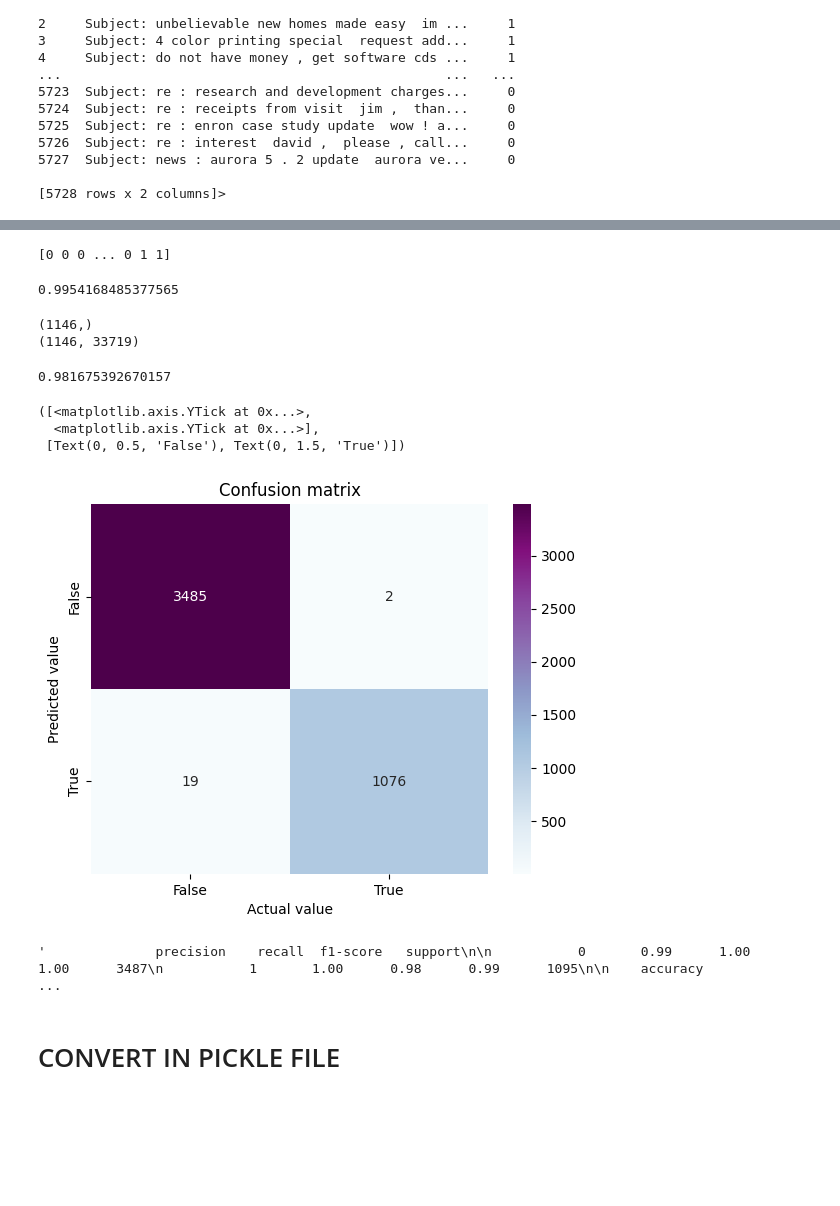
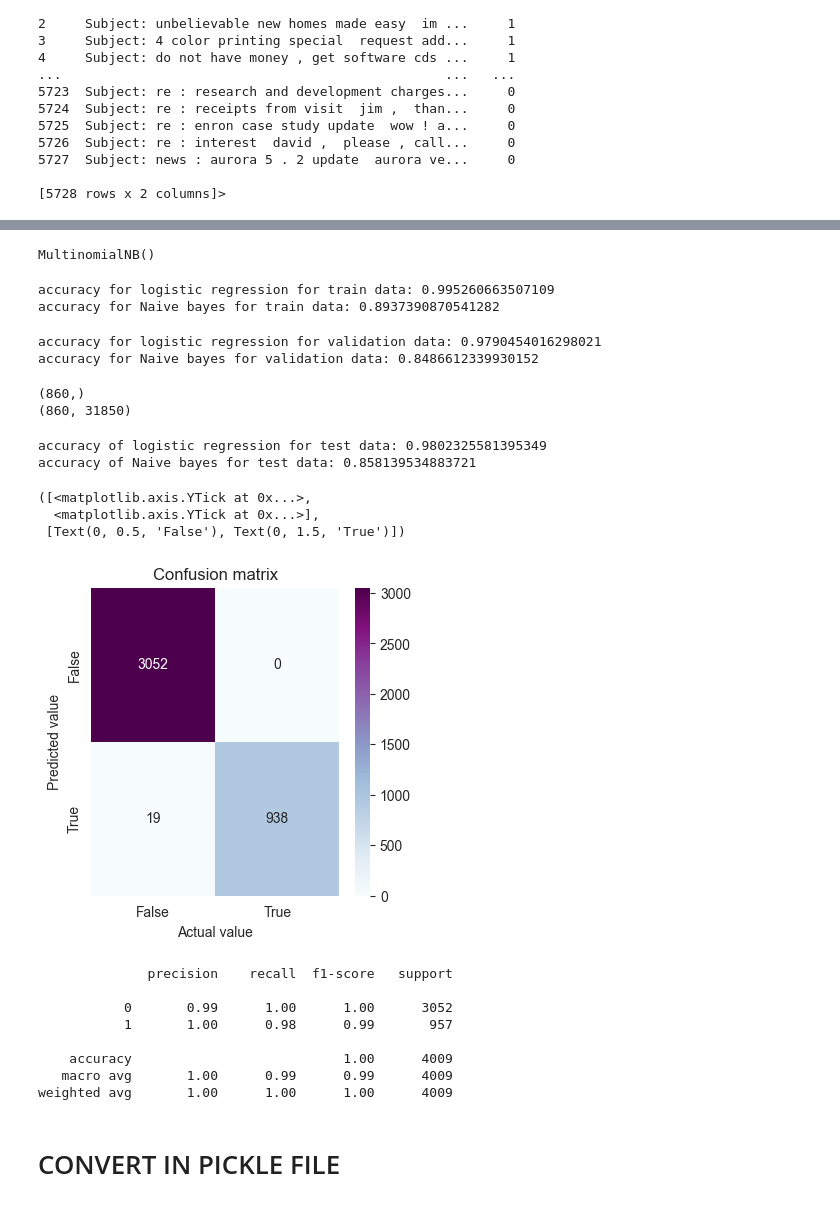
Before and after one commit to Deepak-baghel84/spam-detection, a Jupyter notebook: email_detection.ipynb, the cells around one changed output, grey strips where cells are left out. Saved outputs shown, nothing was run; the diff lists cells and outputs as text; code cells hidden in the pictures; blank space fills up the shorter version.

```diff
--- a/email_detection.ipynb
+++ b/email_detection.ipynb
@@ -29,0 +146,19 @@ df
+# %%
+##  most repeated word in ham messages
+
+from sklearn.feature_extraction.text import ENGLISH_STOP_WORDS
+
+all_text = ' '.join(ham['text'].values)
+
+# Additional cleaning (removing stop words)
+filtered_words = ' '.join([stemmer.stem(word) for word in all_text.split() if word.lower() not in ENGLISH_STOP_WORDS])
+
+# Generate the word cloud
+wordcloud = WordCloud(width=800, height=400, background_color='white', max_words=100).generate(filtered_words)
+
+# Display the word cloud
+plt.figure(figsize=(10, 5))
+sns.set_style('whitegrid')
+plt.imshow(wordcloud, interpolation='bilinear')
+plt.axis('off')
+plt.show()
@@ -79,5 +216,6 @@ df.info
 # %%
 x=df['text']
 y=df['spam']
-x_train,x_test,y_train,y_test=train_test_split(x,y,random_state=4,train_size=0.8)
+x_train,x_temp,y_train,y_temp = train_test_split(x,y,random_state=42,train_size=0.7,stratify=y)
+x_val,x_test,y_val,y_test = train_test_split(x_temp,y_temp,random_state=42,test_size=0.5)
 # %%
@@ -128,7 +257,8 @@ Name: spam, Length: 4582, dtype: int64
 # %%
 classification= LogisticRegression()
-classification.fit(x_train_matrix,y_train)
-y_pred=classification.predict(x_train_matrix)
-print(y_pred)
+classifier = MultinomialNB()
-# %% [output]
-[0 0 0 ... 0 1 1]
+# %%
+classification.fit(x_train_matrix,y_train)
+classifier.fit(x_train_matrix,y_train)
+# %% [output]
+MultinomialNB()
@@ -135,36 +274,53 @@ print(y_pred)
 # %%
-accuracy_score(y_train,y_pred)
+print(f"accuracy for logistic regression for train data: {accuracy_score(y_train,y_pred)}")
+print(f"accuracy for Naive bayes for train data: {accuracy_score(y_train,y_pred2)}")
 # %% [output]
-0.9954168485377565
+accuracy for logistic regression for train data: 0.995260663507109
+accuracy for Naive bayes for train data: 0.8937390870541282
+# %%
+print(f"accuracy for logistic regression for validation data: {accuracy_score(y_val,y_pred_val)}")
+print(f"accuracy for Naive bayes for validation data: {accuracy_score(y_val,y_pred_val2)}")
+# %% [output]
+accuracy for logistic regression for validation data: 0.9790454016298021
+accuracy for Naive bayes for validation data: 0.8486612339930152
 # %%
 print(y_test.shape)
 print(x_test_matrix.shape)
 # %% [output]
-(1146,)
-(1146, 33719)
+(860,)
+(860, 31850)
 # %%
-y_pred2=classification.predict(x_test_matrix)
-accuracy_score(y_test,y_pred2)
+print(f"accuracy of logistic regression for test data: {accuracy_score(y_test,y_pred_test)}")
+print(f"accuracy of Naive bayes for test data: {accuracy_score(y_test,y_pred_test2)}")
 # %% [output]
-0.981675392670157
+accuracy of logistic regression for test data: 0.9802325581395349
+accuracy of Naive bayes for test data: 0.858139534883721
 # %%
+plt.figure(figsize=(4,4))
 conf= confusion_matrix(y_train,y_pred)
 sns.heatmap(conf,annot=True,fmt='d',cmap="BuPu")
 plt.xlabel("Actual value")
 plt.ylabel("Predicted value")
 plt.title("Confusion matrix")
 plt.xticks([0.5,1.5],['False','True'])
 plt.yticks([0.5,1.5],['False','True'])
 # %% [output]
 ([<matplotlib.axis.YTick at 0x...>,
   <matplotlib.axis.YTick at 0x...>],
  [Text(0, 0.5, 'False'), Text(0, 1.5, 'True')])
-[figure, old version]
+[figure, new version]
 # %%
 clf= classification_report(y_train,y_pred)
-clf
+print(clf)
 # %% [output]
-'              precision    recall  f1-score   support\n\n           0       0.99      1.00      1.00      3487\n           1       1.00      0.98      0.99      1095\n\n    accuracy                   ...
+              precision    recall  f1-score   support
+
+           0       0.99      1.00      1.00      3052
+           1       1.00      0.98      0.99       957
+
+    accuracy                           1.00      4009
+   macro avg       1.00      0.99      0.99      4009
+weighted avg       1.00      1.00      1.00      4009
 # %% [markdown]
 # CONVERT IN PICKLE FILE
 # %%
```
Also changed, not shown: parts of 15 cells of this notebook, 4 other files.
